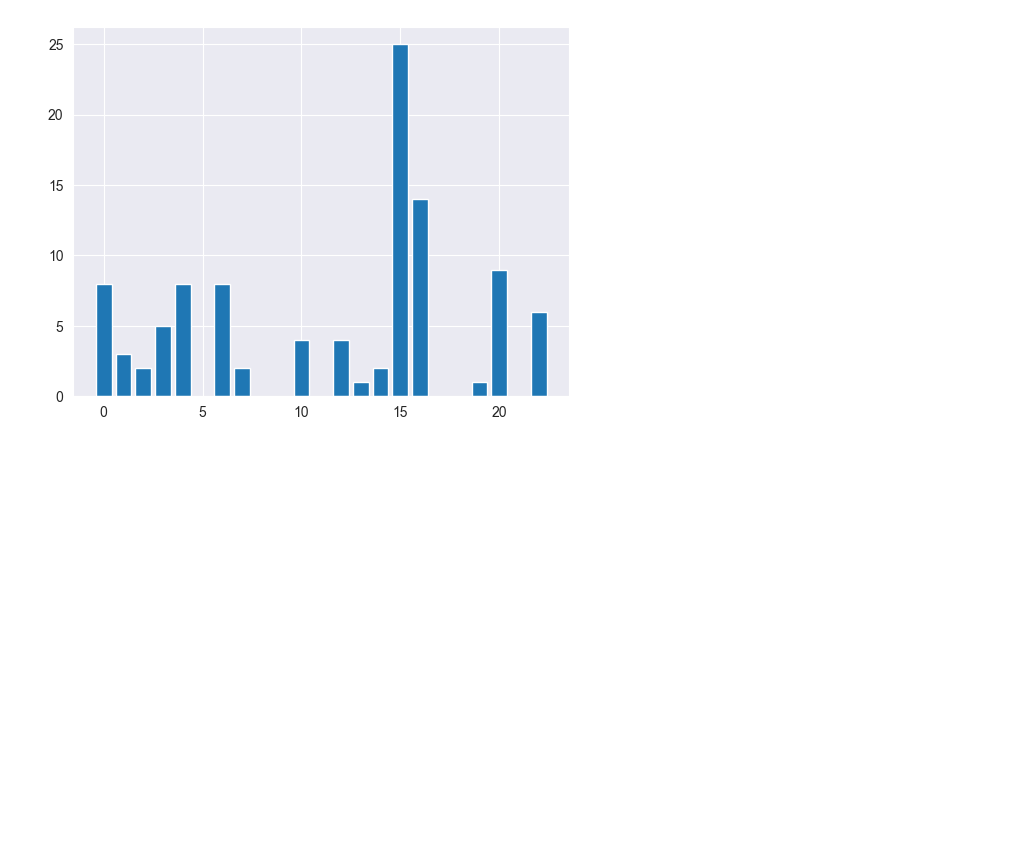
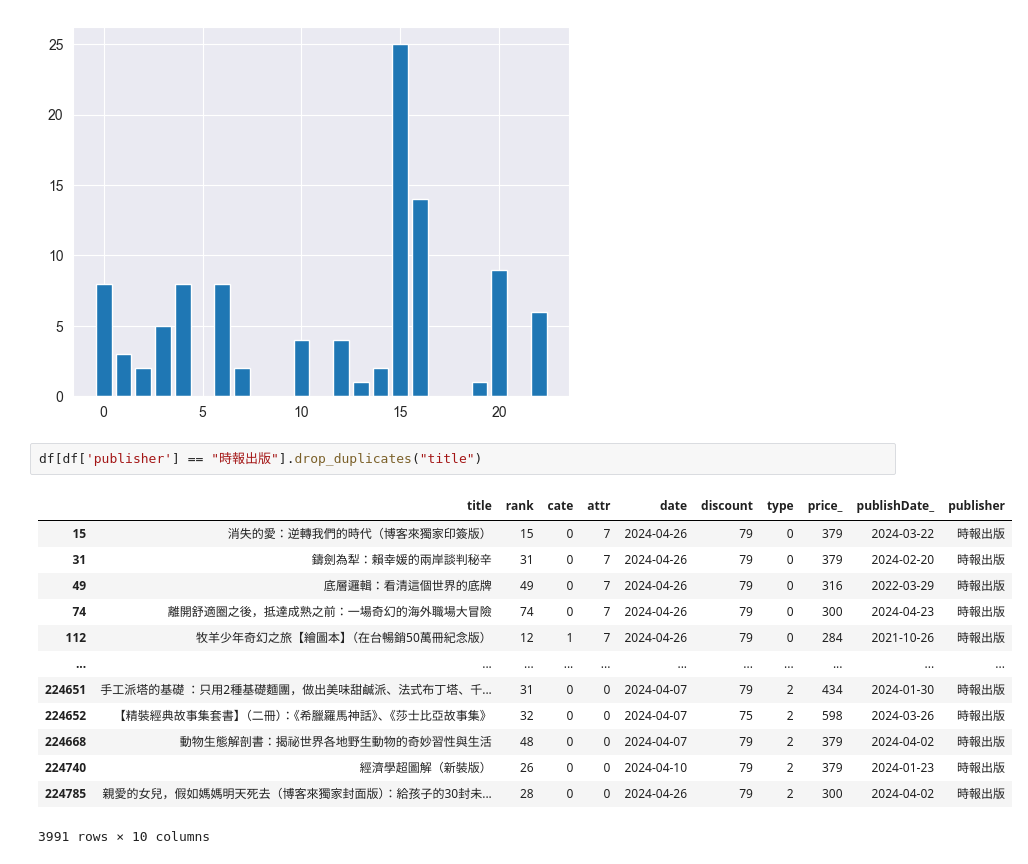
Before and after one commit to marsneko/books_shop, a Jupyter notebook: topsalesAnalyze.ipynb, the cells around one changed output. Cells and saved outputs as stored; diff of their text form; blank space fills up the shorter version.

```diff
--- a/topsalesAnalyze.ipynb
+++ b/topsalesAnalyze.ipynb
@@ -470,3 +582,19 @@ plt.bar(temp.index,temp)
 # %% [output]
 <BarContainer object of 16 artists>
 [figure]
+# %%
+df[df['publisher'] == "時報出版"].drop_duplicates("title")
+# %% [output]
+|  | title | rank | cate | attr | date | discount | type | price_ | publishDate_ | publisher |
+| 15 | 消失的愛：逆轉我們的時代（博客來獨家印簽版） | 15 | 0 | 7 | 2024-04-26 | 79 | 0 | 379 | 2024-03-22 | 時報出版 |
+| 31 | 鑄劍為犁：賴幸媛的兩岸談判秘辛 | 31 | 0 | 7 | 2024-04-26 | 79 | 0 | 379 | 2024-02-20 | 時報出版 |
+| 49 | 底層邏輯：看清這個世界的底牌 | 49 | 0 | 7 | 2024-04-26 | 79 | 0 | 316 | 2022-03-29 | 時報出版 |
+| 74 | 離開舒適圈之後，抵達成熟之前：一場奇幻的海外職場大冒險 | 74 | 0 | 7 | 2024-04-26 | 79 | 0 | 300 | 2024-04-23 | 時報出版 |
+| 112 | 牧羊少年奇幻之旅【繪圖本】（在台暢銷50萬冊紀念版） | 12 | 1 | 7 | 2024-04-26 | 79 | 0 | 284 | 2021-10-26 | 時報出版 |
+| ... | ... | ... | ... | ... | ... | ... | ... | ... | ... | ... |
+| 224651 | 手工派塔的基礎 ：只用2種基礎麵團，做出美味甜鹹派、法式布丁塔、千... | 31 | 0 | 0 | 2024-04-07 | 79 | 2 | 434 | 2024-01-30 | 時報出版 |
+| 224652 | 【精裝經典故事集套書】（二冊）：《希臘羅馬神話》、《莎士比亞故事集》 | 32 | 0 | 0 | 2024-04-07 | 75 | 2 | 598 | 2024-03-26 | 時報出版 |
+| 224668 | 動物生態解剖書：揭祕世界各地野生動物的奇妙習性與生活 | 48 | 0 | 0 | 2024-04-07 | 79 | 2 | 379 | 2024-04-02 | 時報出版 |
+| 224740 | 經濟學超圖解（新裝版） | 26 | 0 | 0 | 2024-04-10 | 79 | 2 | 379 | 2024-01-23 | 時報出版 |
+| 224785 | 親愛的女兒，假如媽媽明天死去（博客來獨家封面版）：給孩子的30封未... | 28 | 0 | 0 | 2024-04-26 | 79 | 2 | 300 | 2024-04-02 | 時報出版 |
+3991 rows × 10 columns
```
Also changed, not shown: parts of 5 cells of this notebook, 36 other files.
